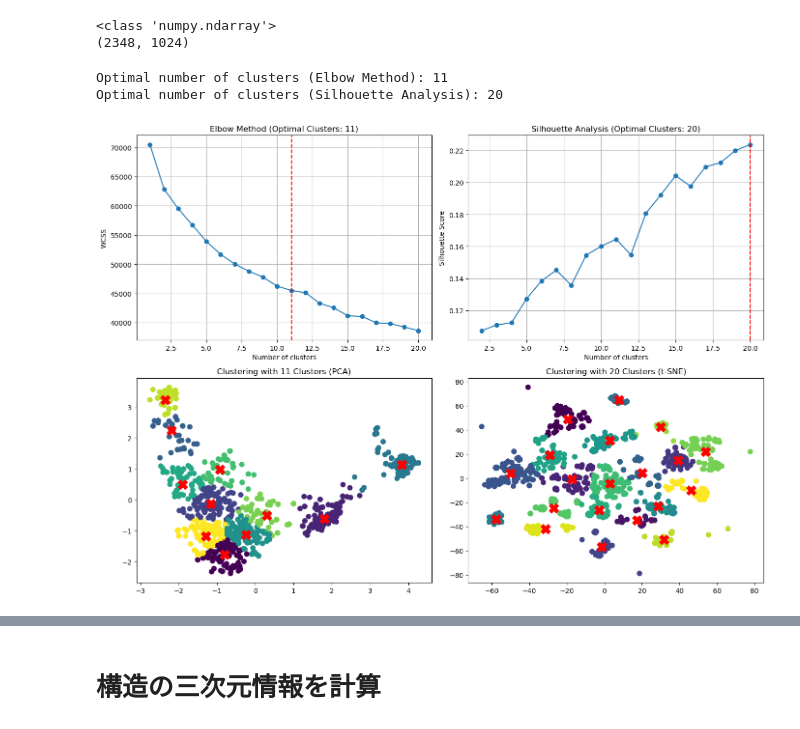
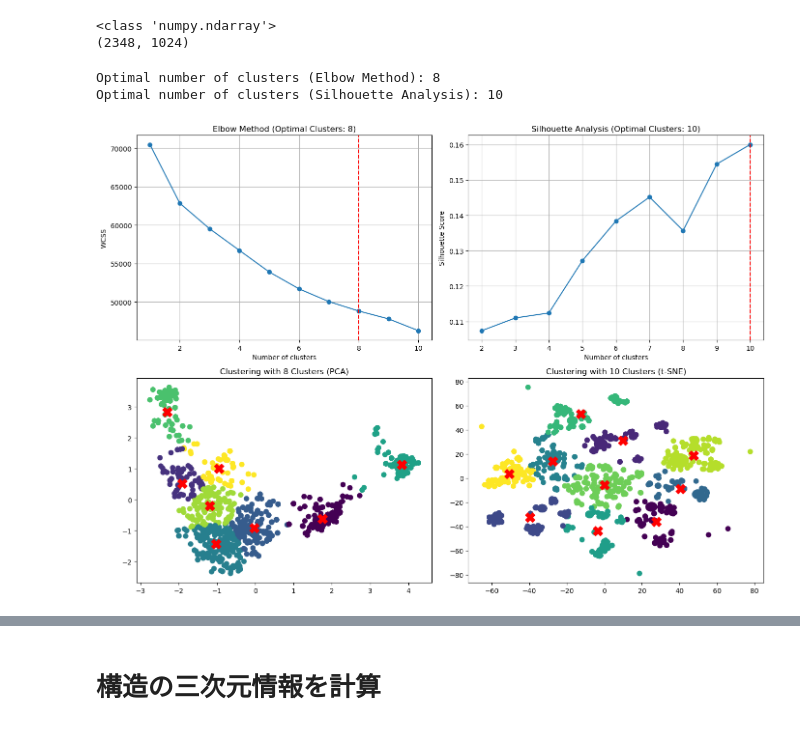
Before and after one commit to keetane/infomatics, a Jupyter notebook: ChEMBLapi.ipynb, the cells around one changed output, grey strips where cells are left out. Cells and saved outputs as stored; diff of their text form; code cells hidden in the pictures.

```diff
--- a/ChEMBLapi.ipynb
+++ b/ChEMBLapi.ipynb
@@ -121,7 +121,7 @@ PandasTools.WriteSDF(df, 'tyk2.sdf', molColName='Molecule', idName='molecule_pre
 # %% [markdown]
 ### 化合物データのロード
 # %%
-PandasTools.LoadSDF('tyk2.sdf', molColName='Molecule', idName='molecule_pref_name')
+df = PandasTools.LoadSDF('tyk2.sdf', molColName='Molecule', idName='molecule_pref_name')
 print(f'number of loaded compounds : {len(df)}')
 df.head(3)
 # %% [output]
@@ -322,9 +311,8 @@ df['Murcko_Mol'][0]
 # %%
-# FPの生成 (Morgan Finger Printを使用)
 mfgen = rdFingerprintGenerator.GetMorganGenerator(radius=2, fpSize=1024)
-fpss = np.array(mfgen.GetFingerprints(df['Murcko_Mol'], numThreads=1))
-print(type(fpss))
-print(fpss.shape)
+fps = np.array(mfgen.GetFingerprints(df['Murcko_Mol'], numThreads=1))
+print(type(fps))
+print(fps.shape)
 # %% [output]
 <class 'numpy.ndarray'>
 (2348, 1024)
@@ -357,7 +345,7 @@ fps_array = np.array([np.array(fp) for fp in fpss])
 
 # データポイント数に基づく適応的な範囲設定
 n_samples = len(fps_array)
-max_clusters = min(n_samples - 1, 20)  # データポイント数または10のどちらか小さい方を最大クラスター数とする
+max_clusters = min(n_samples - 1, 10)  # データポイント数または10のどちらか小さい方を最大クラスター数とする
 k_range = range(1, max_clusters + 1)
 k_range_silhouette = range(2, max_clusters + 1)  # シルエット法のクラスター範囲を2からn_samples-1までに調整
 
@@ -410,33 +398,33 @@ axes[0, 0].set_xlabel('Number of clusters')
 axes[0, 0].set_ylabel('WCSS')
 axes[0, 0].set_title(f'Elbow Method (Optimal Clusters: {optimal_clusters_elbow})')
 axes[0, 0].axvline(x=optimal_clusters_elbow, color='r', linestyle='--')
 axes[0, 0].grid(True)
 
 # シルエット分析のプロット（最適なクラスター数をコメントとして表示）
 axes[0, 1].plot(k_range_silhouette, silhouette_scores, marker='o')
 axes[0, 1].set_xlabel('Number of clusters')
 axes[0, 1].set_ylabel('Silhouette Score')
 axes[0, 1].set_title(f'Silhouette Analysis (Optimal Clusters: {optimal_clusters_silhouette})')
 axes[0, 1].axvline(x=optimal_clusters_silhouette, color='r', linestyle='--')
 axes[0, 1].grid(True)
 
 # PCAに基づくクラスタリング結果の散布図
 kmeans_elbow = KMeans(n_clusters=optimal_clusters_elbow, init='k-means++', max_iter=300, n_init=10, random_state=0)
 clusters_elbow_pca = kmeans_elbow.fit_predict(fps_pca)
 axes[1, 0].scatter(fps_pca[:, 0], fps_pca[:, 1], c=clusters_elbow_pca, s=50, cmap='viridis')
 axes[1, 0].scatter(kmeans_elbow.cluster_centers_[:, 0], kmeans_elbow.cluster_centers_[:, 1], s=200, c='red', marker='X')
 axes[1, 0].set_title(f'Clustering with {optimal_clusters_elbow} Clusters (PCA)')
 
 # t-SNEに基づくクラスタリング結果の散布図
 kmeans_silhouette = KMeans(n_clusters=optimal_clusters_silhouette, init='k-means++', max_iter=300, n_init=10, random_state=0)
 clusters_silhouette_tsne = kmeans_silhouette.fit_predict(fps_tsne)
 axes[1, 1].scatter(fps_tsne[:, 0], fps_tsne[:, 1], c=clusters_silhouette_tsne, s=50, cmap='viridis')
 axes[1, 1].scatter(kmeans_silhouette.cluster_centers_[:, 0], kmeans_silhouette.cluster_centers_[:, 1], s=200, c='red', marker='X')
 axes[1, 1].set_title(f'Clustering with {optimal_clusters_silhouette} Clusters (t-SNE)')
 
 plt.tight_layout()
 plt.show()
 # %% [output]
-Optimal number of clusters (Elbow Method): 11
-Optimal number of clusters (Silhouette Analysis): 20
+Optimal number of clusters (Elbow Method): 8
+Optimal number of clusters (Silhouette Analysis): 10
-[figure, old version]
+[figure, new version]
```
Also changed, not shown: parts of 15 cells of this notebook.
